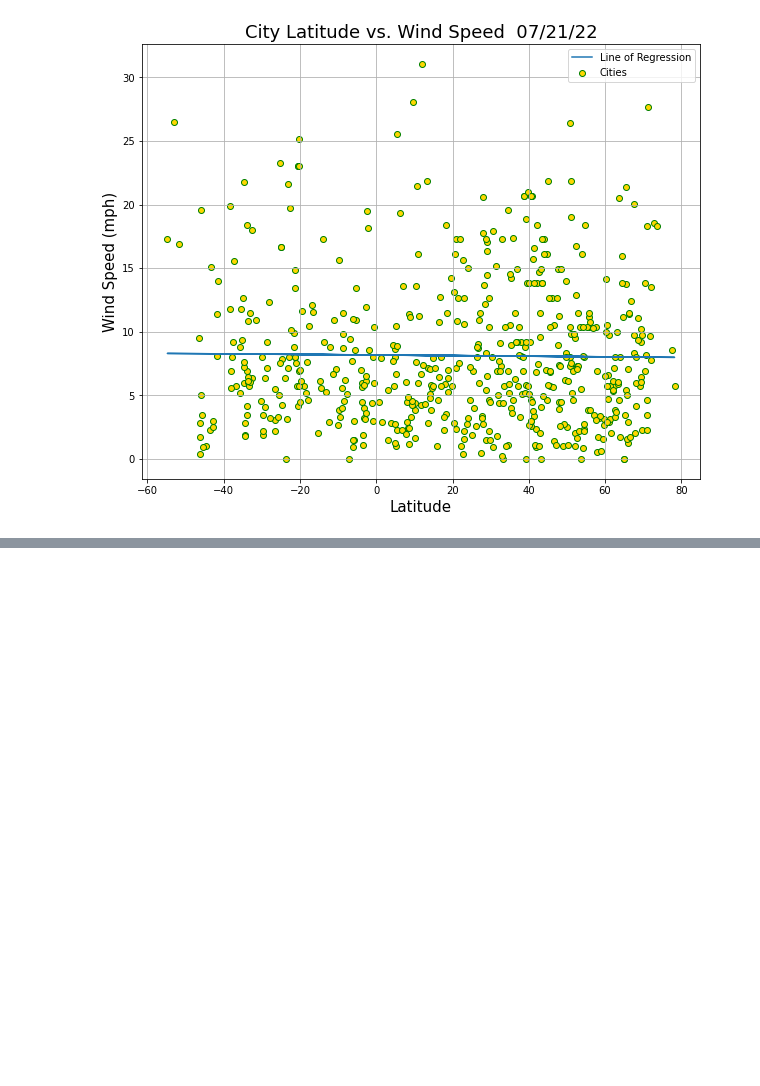
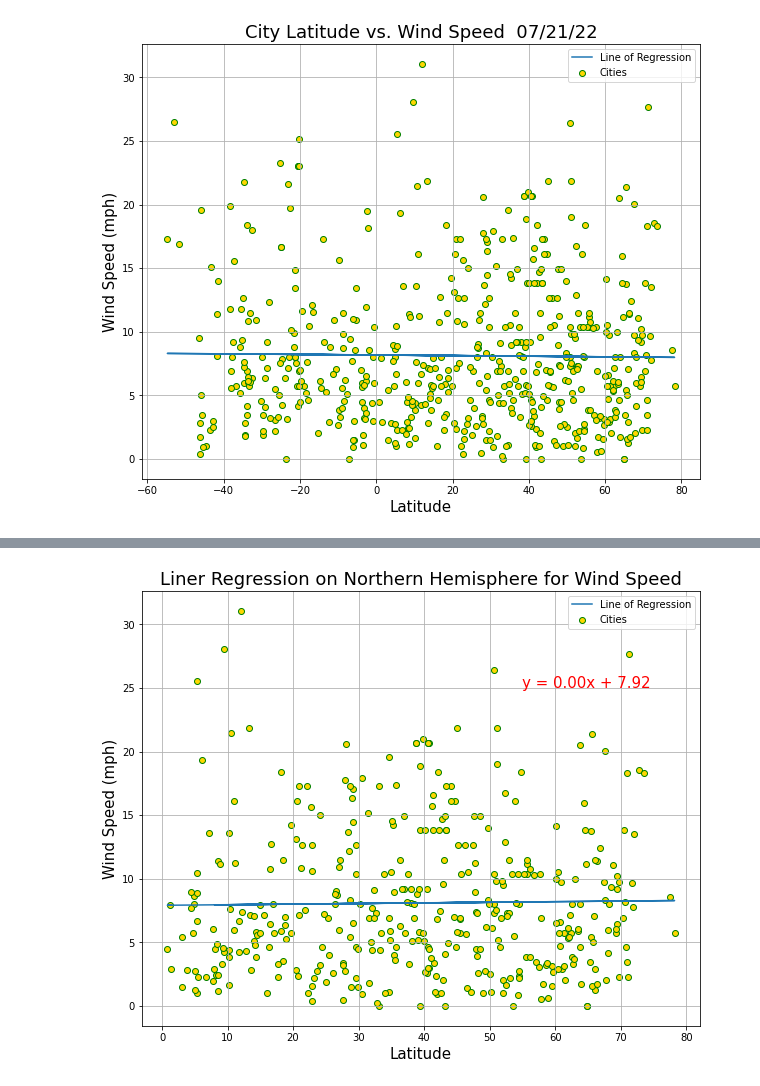
Before and after one commit to Bag0niku/World_Weather_Analysis, a Jupyter notebook: WeatherPy.ipynb, the cells around one changed output, grey strips where cells are left out. Cells and saved outputs as stored; diff of their text form; code cells hidden in the pictures; blank space fills up the shorter version.

```diff
--- a/WeatherPy.ipynb
+++ b/WeatherPy.ipynb
@@ -424,0 +305,5 @@ Name: Wind Speed, Length: 398, dtype: float64
+# %%
+
+plot_linier_regression(north_df['Lat'], north_df['Wind Speed'], x_label='Latitude', y_label ='Wind Speed (mph)', grid =True, title="Liner Regression on Northern Hemisphere for Wind Speed", eq_coord=(55, 25))
+# %% [output]
+[figure, added]
```
Also changed, not shown: parts of 19 cells of this notebook.
